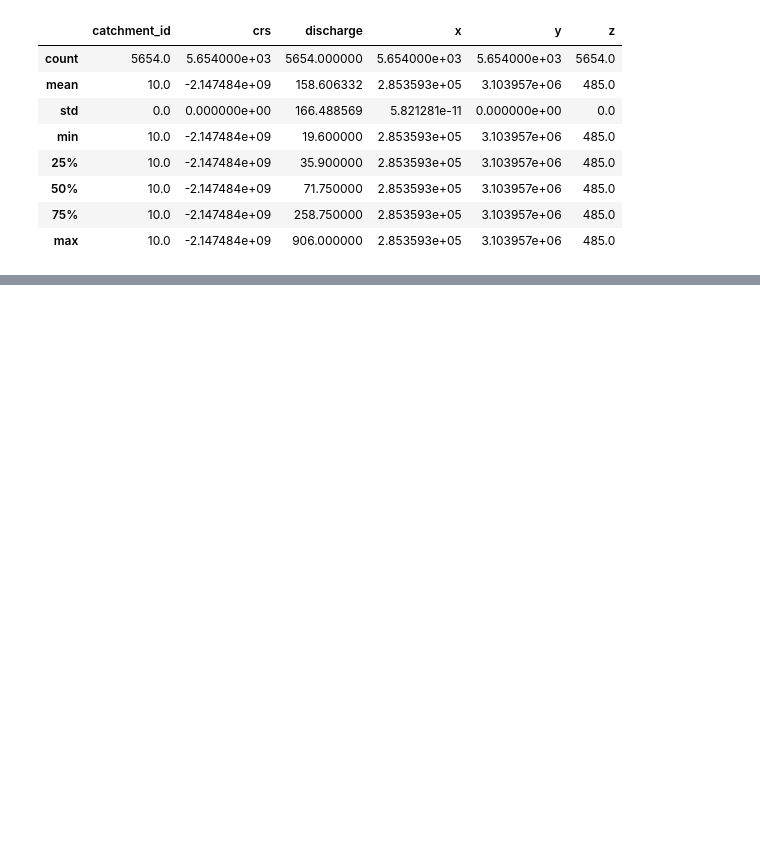
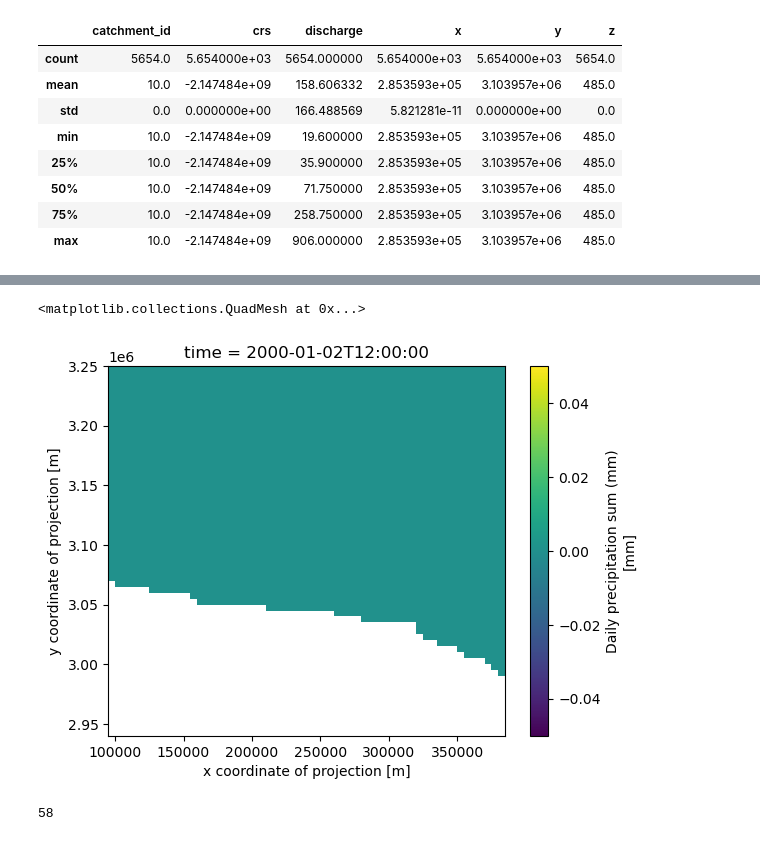
Before and after one commit to jacobqs/MST-Himalaya, a Jupyter notebook: notebooks/shyft_input.ipynb, the cells around one changed output, grey strips where cells are left out. Saved outputs shown, nothing was run; the diff lists cells and outputs as text; code cells hidden in the pictures; blank space fills up the shorter version.

```diff
--- a/notebooks/shyft_input.ipynb
+++ b/notebooks/shyft_input.ipynb
@@ -629,0 +702,7 @@ array([array([1347, 1484, 2116, 2305, 2666, 2993, 2995, 3087], dtype=int32),
+# %%
+d = xr.open_mfdataset(glob.glob('/Users/jacobqs/Downloads/BIDTUl89I5Fp3M6hBuH-8CawjcA__242/data/*.nc'))
+# %%
+d.isel(time = 1).P.plot()
+# %% [output]
+<matplotlib.collections.QuadMesh at 0x...>
+[figure, added]
@@ -629,0 +714,4 @@ array([array([1347, 1484, 2116, 2305, 2666, 2993, 2995, 3087], dtype=int32),
+# %%
+len(yd[:-4])
+# %% [output]
+58
```
Also changed, not shown: parts of 8 cells of this notebook, 7 other files.
